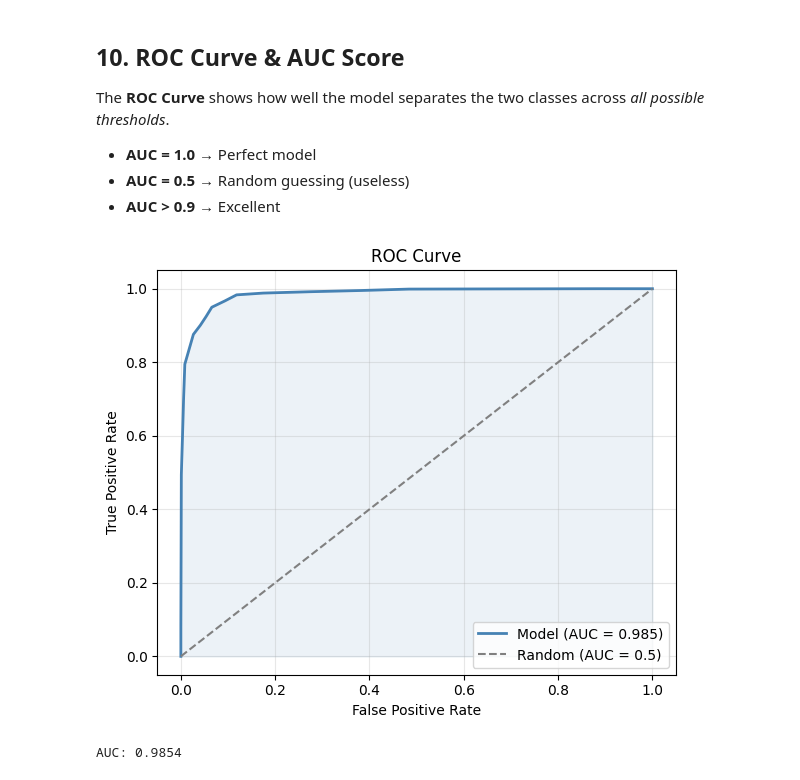
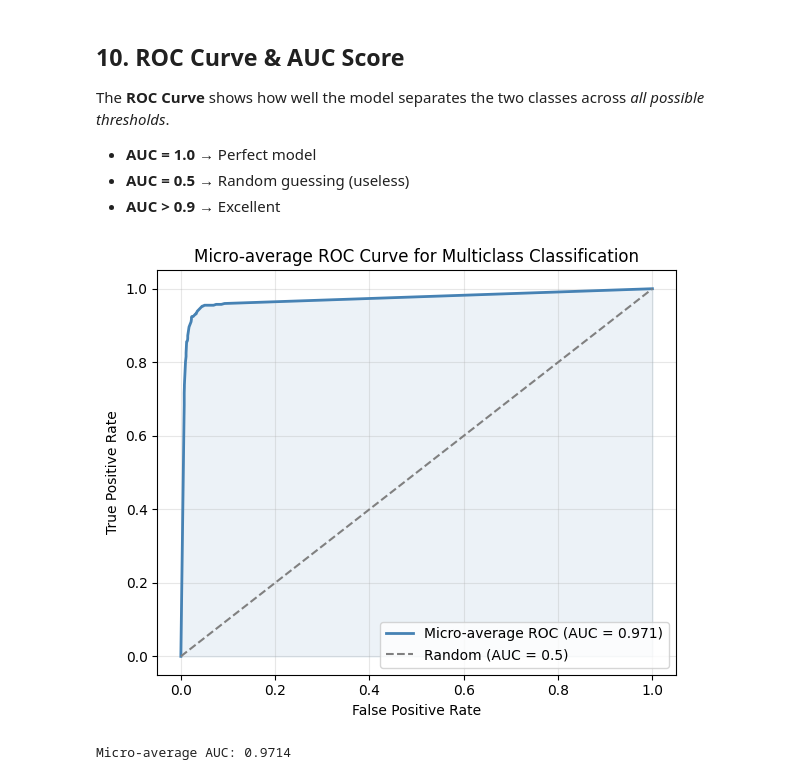
Before and after one commit to noruzzaman-rahat/Research-With-Machine-Learning, a Jupyter notebook: 8_Introduction_to_Machine_Learning_Skill_Morph_updated_batch2.ipynb, the cells around one changed output. Drawn from its saved outputs; the diff is of its cells as text; code cells hidden in the pictures.

```diff
--- a/8_Introduction_to_Machine_Learning_Skill_Morph_updated_batch2.ipynb
+++ b/8_Introduction_to_Machine_Learning_Skill_Morph_updated_batch2.ipynb
@@ -145,4 +63,0 @@ Good news: all features are already numbers, so no extra conversion needed!
-# %%
-# 4. Prepare Features & Target
-X = data.drop(columns=['Heart_Risk'])
-y = data['Heart_Risk']
@@ -264,18 +279,33 @@ The **ROC Curve** shows how well the model separates the two classes across *all
 - **AUC = 0.5** → Random guessing (useless)
 - **AUC > 0.9** → Excellent
 # %%
-# 10. ROC Curve & AUC
-fpr, tpr, _ = roc_curve(y_test, prediction_proba)
-auc = roc_auc_score(y_test, prediction_proba)
+from sklearn.preprocessing import LabelBinarizer
+from sklearn.metrics import roc_curve, roc_auc_score
+import matplotlib.pyplot as plt
+import numpy as np
+
+#  ROC Curve & AUC
+# Recalculate prediction_proba using best_model for consistency and all classes
+prediction_proba_all_classes = best_model.predict_proba(X_test)
+
+# Binarize y_test for multiclass ROC calculation
+lb = LabelBinarizer()
+y_test_binarized = lb.fit_transform(y_test)
+
+# Calculate micro-average ROC curve and AUC
+# This treats each element of the label indicator matrix as a binary prediction task
+fpr, tpr, _ = roc_curve(y_test_binarized.ravel(), prediction_proba_all_classes.ravel())
+auc_micro = roc_auc_score(y_test, prediction_proba_all_classes, multi_class='ovr', average='micro')
 
 plt.figure(figsize=(6, 5))
-plt.plot(fpr, tpr, lw=2, color='steelblue', label=f'Model (AUC = {auc:.3f})')
+plt.plot(fpr, tpr, lw=2, color='steelblue', label=f'Micro-average ROC (AUC = {auc_micro:.3f})')
 plt.plot([0, 1], [0, 1], '--', color='gray', label='Random (AUC = 0.5)')
 plt.fill_between(fpr, tpr, alpha=0.1, color='steelblue')
 plt.xlabel('False Positive Rate'); plt.ylabel('True Positive Rate')
-plt.title('ROC Curve'); plt.legend(loc='lower right'); plt.grid(alpha=0.3)
+plt.title('Micro-average ROC Curve for Multiclass Classification')
+plt.legend(loc='lower right'); plt.grid(alpha=0.3)
 plt.tight_layout(); plt.show()
-print(f"AUC: {auc:.4f}")
+print(f"Micro-average AUC: {auc_micro:.4f}")
 # %% [output]
-[figure, old version]
+[figure, new version]
-AUC: 0.9854
+Micro-average AUC: 0.9714
```
Also changed, not shown: parts of 28 cells of this notebook.
